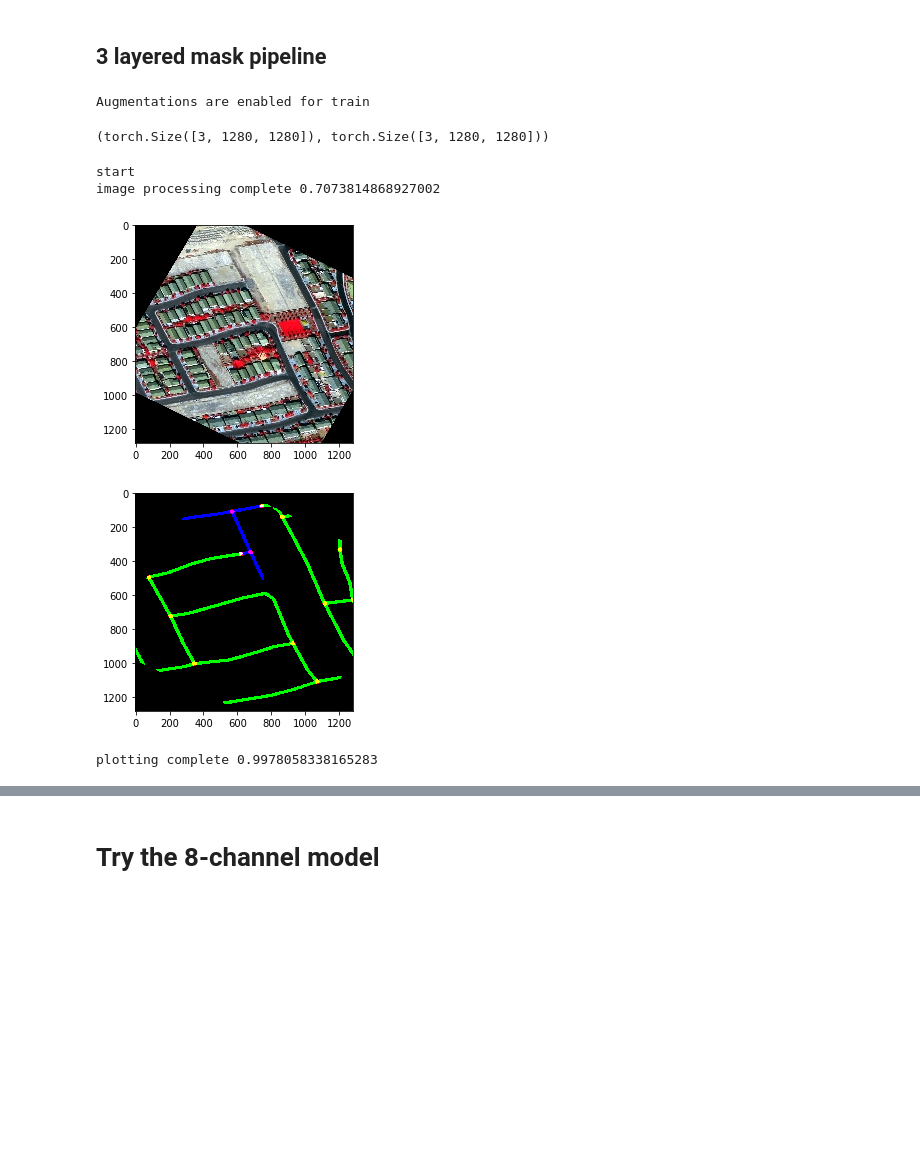
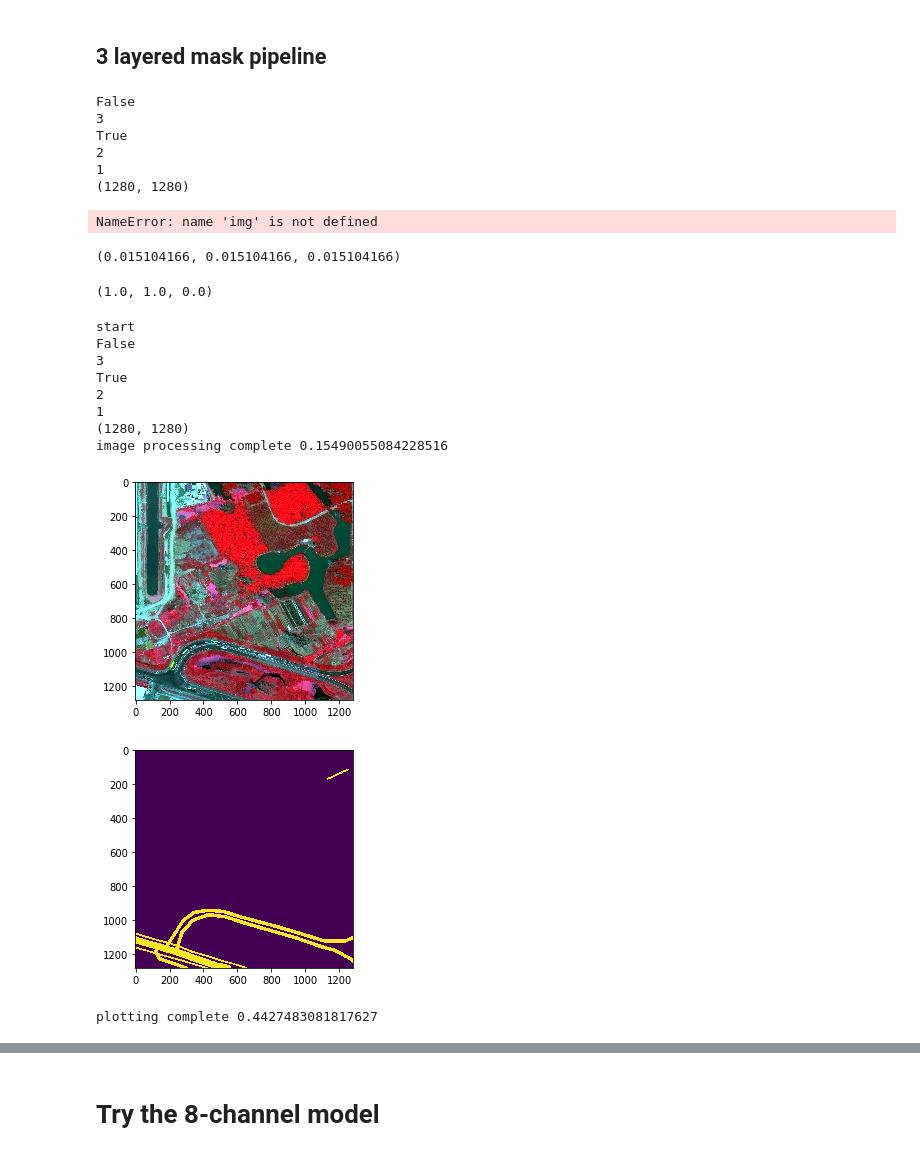
Before and after one commit to snakers4/spacenet-three, a Jupyter notebook: src/experiments.ipynb, the cells around one changed output, grey strips where cells are left out. Saved outputs shown, nothing was run; the diff lists cells and outputs as text; code cells hidden in the pictures; blank space fills up the shorter version.

Commit message:
Train on paved / non paved separately

```diff
--- a/src/experiments.ipynb
+++ b/src/experiments.ipynb
@@ -193,8 +193,7 @@ import torch
 bit8_imgs,bit8_masks,cty_no = get_train_dataset_layered_masks('mul_ps_vegetation',
                                                            preset_dict)
 
-train_augs = SatellitesTrainAugmentation(shape=1280,
-                                         aug_scheme = True)
+train_augs = SatellitesTestAugmentation(shape=1280)
 
 train_imgs, val_imgs, train_masks, val_masks = train_test_split(bit8_imgs,
                                                                 bit8_masks,
@@ -215,49 +214,68 @@ train_loader = torch.utils.data.DataLoader(
     shuffle=True,
     num_workers=1,
     pin_memory=False)
-# %% [output]
-Augmentations are enabled for train
 # %%
 import numpy.random as random
 
 img,mask  = train_dataset.__getitem__(random.randint(0,100))
+# %% [output]
+False
+3
+True
+2
+1
+(1280, 1280)
 # %%
 img.size(),mask.size()
 # %% [output]
-(torch.Size([3, 1280, 1280]), torch.Size([3, 1280, 1280]))
+NameError: name 'img' is not defined
+# %%
+mask[0,:,:].mean(),mask[1,:,:].mean(),mask[2,:,:].mean()
+# %% [output]
+(0.015104166, 0.015104166, 0.015104166)
+# %%
+mask[0,:,:].max(),mask[1,:,:].max(),mask[2,:,:].max()
+# %% [output]
+(1.0, 1.0, 0.0)
 # %%
 import matplotlib.pyplot as plt
 import time
 import random
 import numpy as np
 
 start = time.time()
 print("start")
 
-img,mask  = train_dataset.__getitem__(random.randint(0,100))
+img,mask  = train_dataset.__getitem__(random.randint(0,2000))
 
 end = time.time()
 print('image processing complete', end - start)
 
 img = img.cpu().numpy().astype(np.float32).transpose((1, 2, 0))
 img += -img.min()
 img *= (1/img.max())
 
 plt.imshow(img)
 plt.show()
 
-mask = mask.cpu().numpy().astype(np.float32).transpose((1, 2, 0))[:,:,:]
+mask = mask.cpu().numpy().astype(np.float32).transpose((1, 2, 0))[:,:,0]
 mask += -mask.min()
 mask *= (1/mask.max())
 
 plt.imshow(mask)
 plt.show()
 
 end = time.time()
 print('plotting complete', end - start)
 # %% [output]
 start
-image processing complete 0.7073814868927002
+False
+3
+True
+2
+1
+(1280, 1280)
+image processing complete 0.15490055084228516
-[figure, old version]
+[figure, new version]
-[figure, old version]
+[figure, new version]
-plotting complete 0.9978058338165283
+plotting complete 0.4427483081817627
```
Also changed, not shown: parts of 3 cells of this notebook, 1 other file.
